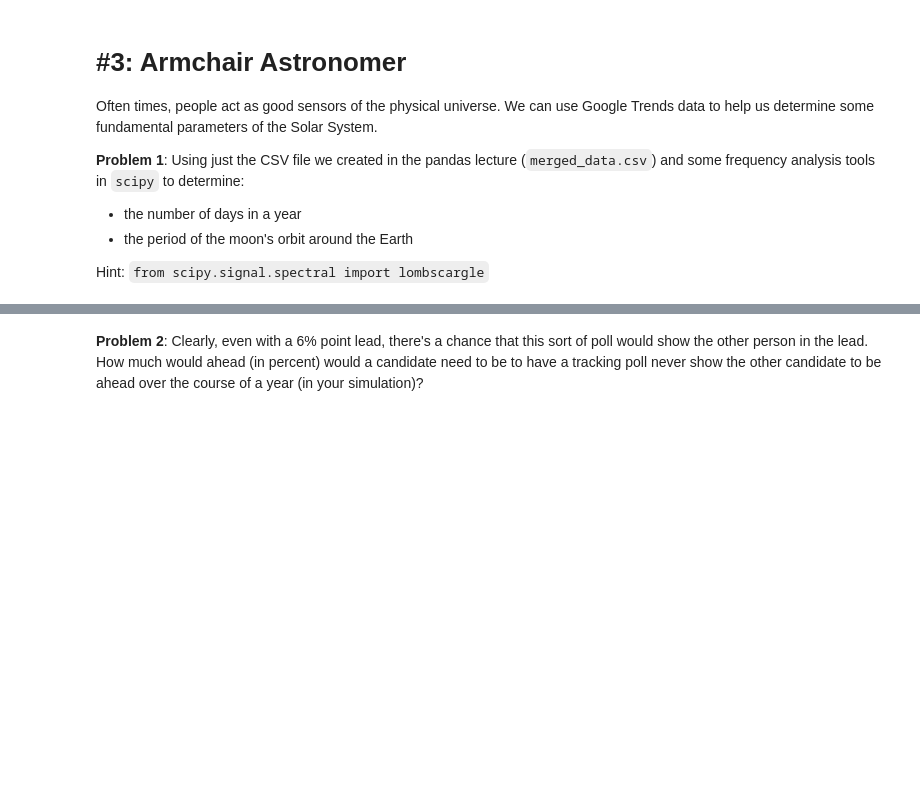
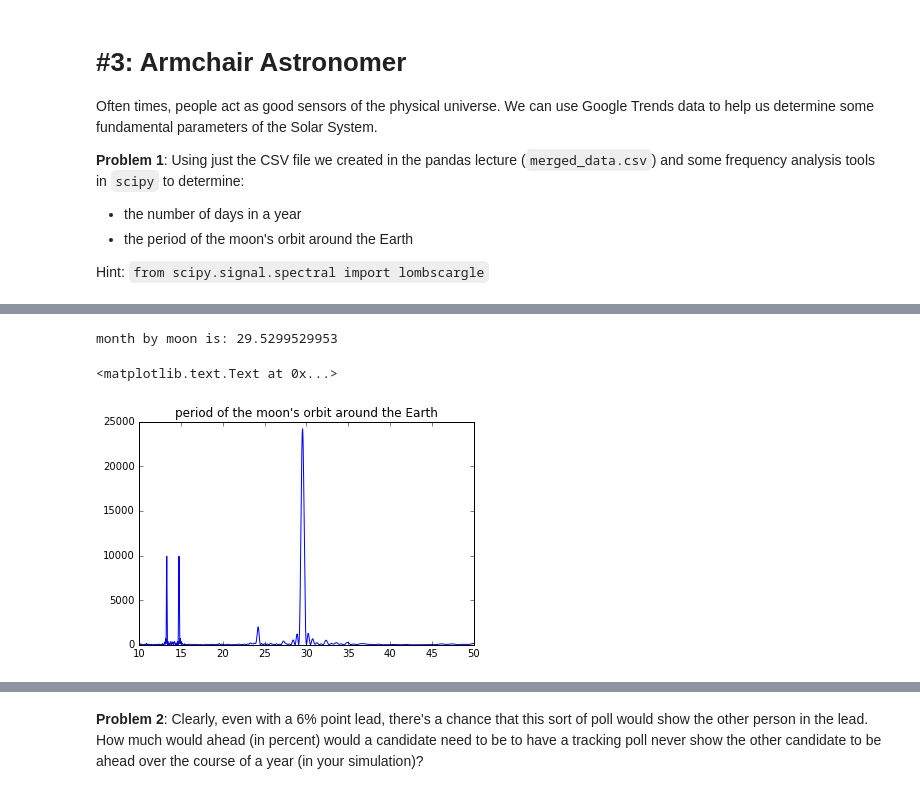
Before and after one commit to shimanluck/AY250-HW, a Jupyter notebook: hw_1/hw_1_assignment.ipynb, the cells around one changed output, grey strips where cells are left out. Cells and saved outputs as stored; diff of their text form; code cells hidden in the pictures; blank space fills up the shorter version.

```diff
--- a/hw_1/hw_1_assignment.ipynb
+++ b/hw_1/hw_1_assignment.ipynb
@@ -402,3 +474,18 @@ Hint: `from scipy.signal.spectral import lombscargle`
+# %%
+# calculate period of moon's orbit, predetermine in [10, 50]
+
+periods = np.linspace(10 * day_to_seconds, 50 * day_to_seconds, 10000)
+ang_freq = 1.0/periods * 2 * pi
+
+periodogram_moon = lombscargle(timesteps.astype('float64'), moon.astype('float64'), ang_freq)
+print("month by moon is:", 1/(ang_freq[np.argmax(periodogram_moon)]/2/pi)/day_to_seconds)
+
+plt.plot(periods/day_to_seconds, periodogram_moon, label = "month by moon")
+plt.title("period of the moon's orbit around the Earth")
+# %% [output]
+month by moon is: 29.5299529953
+<matplotlib.text.Text at 0x...>
+[figure, added]
 # %% [markdown]
 # #4: Reproducing some insights about the Election
 
```
Also changed, not shown: parts of 8 cells of this notebook.
